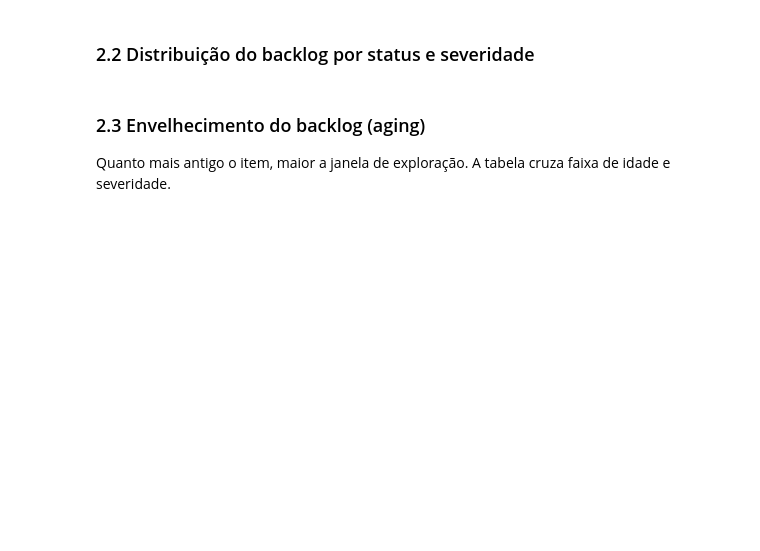
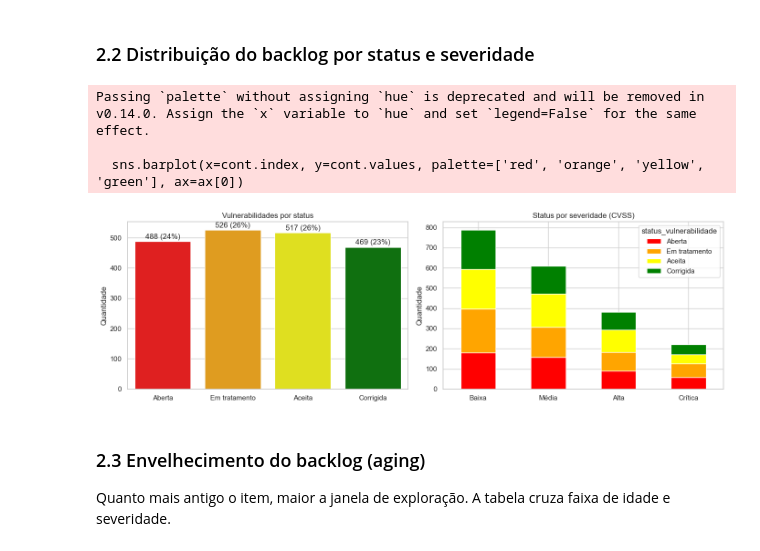
Before and after one commit to Moutt/CyberSecurity-Analytics, a Jupyter notebook: notebooks/analise_de_risco.ipynb, the cells around one changed output. Cells and saved outputs as stored; diff of their text form; code cells hidden in the pictures; blank space fills up the shorter version.

```diff
--- a/notebooks/analise_de_risco.ipynb
+++ b/notebooks/analise_de_risco.ipynb
@@ -18,11 +17,9 @@ import seaborn as sns
 import matplotlib.pyplot as plt
 from matplotlib.ticker import PercentFormatter
 
-sns.set_theme(style='whitegrid', context='notebook')
-pd.set_option('display.max_columns', 50)
-pd.set_option('display.width', 200)
+df_ativos = pd.read_csv(r'..\data\processed\ativos_limpo.csv', sep=';')
+vulnerabilidades_df = pd.read_csv(r'..\data\processed\vulnerabilidades_limpo.csv', sep=';')
 
-HOJE = pd.Timestamp('2026-10-04')
 ORDEM_SEV = ['Baixa', 'Média', 'Alta', 'Crítica']
 ORDEM_CRIT = ['Baixa', 'Média', 'Alta', 'Crítica', 'Não Mapeado']
-CORES_SEV = {'Baixa': '#4caf50', 'Média': '#fbc02d', 'Alta': '#fb8c00', 'Crítica': '#d32f2f'}
+CORES_SEV = {'Baixa': 'green', 'Média': 'yellow', 'Alta': 'orange', 'Crítica': 'red'}
@@ -29,19 +42,21 @@ CORES_SEV = {'Baixa': '#4caf50', 'Média': '#fbc02d', 'Alta': '#fb8c00', 'Críti
 # %% [markdown]
 ## 1. Carga e preparação
 # %%
-df_ativos = pd.read_csv(r'..\data\processed\ativos_limpo.csv', sep=';')
-df = pd.read_csv(r'..\data\processed\vulnerabilidades_limpo.csv', sep=';')
+vulnerabilidades_df['data_abertura'] = pd.to_datetime(vulnerabilidades_df['data_abertura'])
+vulnerabilidades_df['data_correcao'] = pd.to_datetime(vulnerabilidades_df['data_correcao'])
 
-df['data_abertura'] = pd.to_datetime(df['data_abertura'])
-df['data_correcao'] = pd.to_datetime(df['data_correcao'])
-df['flag_data_correcao_futura'] = df['flag_data_correcao_futura'].fillna(False).astype(bool)
+vulnerabilidades_df['flag_data_correcao_futura'] = vulnerabilidades_df['flag_data_correcao_futura'].fillna(False).astype(bool)
 
 # Atributos adicionais do ativo (domínio e localidade não vêm na tabela de vulnerabilidades)
-df = df.merge(df_ativos[['ativo_id', 'dominio', 'localidade']], on='ativo_id', how='left')
+vulnerabilidades_df = vulnerabilidades_df.merge(df_ativos[['ativo_id', 'dominio', 'localidade']], on='ativo_id', how='left')
+
+vulnerabilidades_df['aberta'] = vulnerabilidades_df['status_vulnerabilidade'] != 'Corrigida'
 
 # Vulnerabilidades sem correção efetiva
-df['aberta'] = df['status_vulnerabilidade'] != 'Corrigida'
-df['idade_dias'] = np.where(df['aberta'], (HOJE - df['data_abertura']).dt.days, np.nan)
+vulnerabilidades_df['idade_dias'] = np.where(vulnerabilidades_df['aberta'], (pd.Timestamp.today() - vulnerabilidades_df['data_abertura']).dt.days, np.nan)
 
-abertas = df[df['aberta']].copy()
-print(f'{len(df)} vulnerabilidades | {df.ativo_id.nunique()} ativos | {len(abertas)} sem correção')
+abertas = vulnerabilidades_df[vulnerabilidades_df['aberta']]
+
+print(f'Contagem de vulnerabilidades: {len(vulnerabilidades_df)}')
+print(f'Contagem de ativos: {vulnerabilidades_df.ativo_id.nunique()}')
+print(f'Contagem sem correção: {vulnerabilidades_df.aberta.sum()}')
@@ -67,18 +98,23 @@ pd.Series(kpis, name='valor').to_frame()
 # %%
 fig, ax = plt.subplots(1, 2, figsize=(14, 4.5))
 
 ordem_status = ['Aberta', 'Em tratamento', 'Aceita', 'Corrigida']
-cont = df['status_vulnerabilidade'].value_counts().reindex(ordem_status)
-sns.barplot(x=cont.index, y=cont.values, palette=['#d32f2f', '#fb8c00', '#fbc02d', '#4caf50'], ax=ax[0])
+cont = vulnerabilidades_df['status_vulnerabilidade'].value_counts().reindex(ordem_status)
+sns.barplot(x=cont.index, y=cont.values, palette=['red', 'orange', 'yellow', 'green'], ax=ax[0])
 for i, v in enumerate(cont.values):
-    ax[0].text(i, v + 8, f'{v} ({v/len(df):.0%})', ha='center')
+    ax[0].text(i, v + 8, f'{v} ({v/len(vulnerabilidades_df):.0%})', ha='center')
 ax[0].set_title('Vulnerabilidades por status'); ax[0].set_xlabel(''); ax[0].set_ylabel('Quantidade')
 
-tab = pd.crosstab(df['severidade_corrigida'], df['status_vulnerabilidade']).reindex(index=ORDEM_SEV, columns=ordem_status)
-tab.plot(kind='bar', stacked=True, ax=ax[1], color=['#d32f2f', '#fb8c00', '#fbc02d', '#4caf50'])
+tab = pd.crosstab(vulnerabilidades_df['severidade_corrigida'], vulnerabilidades_df['status_vulnerabilidade']).reindex(index=ORDEM_SEV, columns=ordem_status)
+tab.plot(kind='bar', stacked=True, ax=ax[1], color=['red', 'orange', 'yellow', 'green'])
 ax[1].set_title('Status por severidade (CVSS)'); ax[1].set_xlabel(''); ax[1].set_ylabel('Quantidade')
 ax[1].tick_params(axis='x', rotation=0)
 plt.tight_layout(); plt.show()
+# %% [output]
+Passing `palette` without assigning `hue` is deprecated and will be removed in v0.14.0. Assign the `x` variable to `hue` and set `legend=False` for the same effect.
+
+  sns.barplot(x=cont.index, y=cont.values, palette=['red', 'orange', 'yellow', 'green'], ax=ax[0])
+[figure, added]
 # %% [markdown]
 ### 2.3 Envelhecimento do backlog (aging)
 Quanto mais antigo o item, maior a janela de exploração. A tabela cruza faixa de idade e severidade.
```
Also changed, not shown: parts of 25 cells of this notebook.
